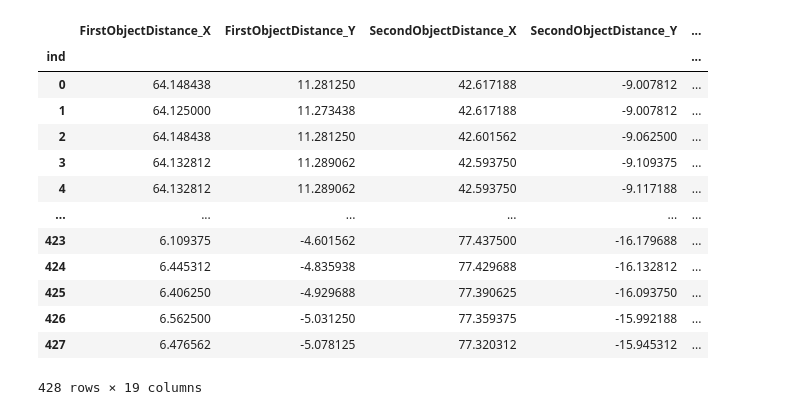
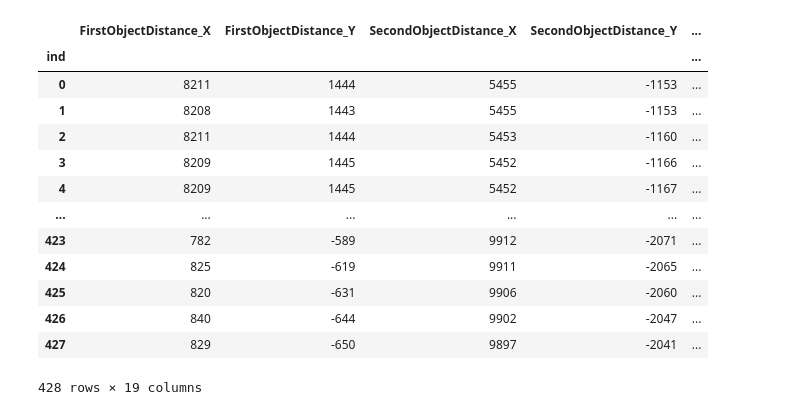
Before and after one commit to Fullbaro/CodeLikeABosch2023, a Jupyter notebook: code/deni.ipynb, the cells around one changed output. Drawn from its saved outputs; the diff is of its cells as text; code cells hidden in the pictures.

```diff
--- a/code/deni.ipynb
+++ b/code/deni.ipynb
@@ -6,18 +8,20 @@ import time
-# %%
-df = preproc.normalize(preproc.read())
-df
-# %% [output]
-|  | FirstObjectDistance_X | FirstObjectDistance_Y | SecondObjectDistance_X | SecondObjectDistance_Y | ... |
-| ind |  |  |  |  | ... |
-| 0 | 64.148438 | 11.281250 | 42.617188 | -9.007812 | ... |
-| 1 | 64.125000 | 11.273438 | 42.617188 | -9.007812 | ... |
-| 2 | 64.148438 | 11.281250 | 42.601562 | -9.062500 | ... |
-| 3 | 64.132812 | 11.289062 | 42.593750 | -9.109375 | ... |
-| 4 | 64.132812 | 11.289062 | 42.593750 | -9.117188 | ... |
-| ... | ... | ... | ... | ... | ... |
-| 423 | 6.109375 | -4.601562 | 77.437500 | -16.179688 | ... |
-| 424 | 6.445312 | -4.835938 | 77.429688 | -16.132812 | ... |
-| 425 | 6.406250 | -4.929688 | 77.390625 | -16.093750 | ... |
-| 426 | 6.562500 | -5.031250 | 77.359375 | -15.992188 | ... |
-| 427 | 6.476562 | -5.078125 | 77.320312 | -15.945312 | ... |
-428 rows × 19 columns
+# %%
+data = pd.read_csv('../data/DevelopmentData.csv', sep=';')
+data.set_index('Unnamed: 0', inplace=True)
+data.index.rename('ind', inplace=True)
+data
+# %% [output]
+|  | FirstObjectDistance_X | FirstObjectDistance_Y | SecondObjectDistance_X | SecondObjectDistance_Y | ... |
+| ind |  |  |  |  | ... |
+| 0 | 8211 | 1444 | 5455 | -1153 | ... |
+| 1 | 8208 | 1443 | 5455 | -1153 | ... |
+| 2 | 8211 | 1444 | 5453 | -1160 | ... |
+| 3 | 8209 | 1445 | 5452 | -1166 | ... |
+| 4 | 8209 | 1445 | 5452 | -1167 | ... |
+| ... | ... | ... | ... | ... | ... |
+| 423 | 782 | -589 | 9912 | -2071 | ... |
+| 424 | 825 | -619 | 9911 | -2065 | ... |
+| 425 | 820 | -631 | 9906 | -2060 | ... |
+| 426 | 840 | -644 | 9902 | -2047 | ... |
+| 427 | 829 | -650 | 9897 | -2041 | ... |
+428 rows × 19 columns
```
Also changed, not shown: parts of 16 cells of this notebook, 1 other file.
